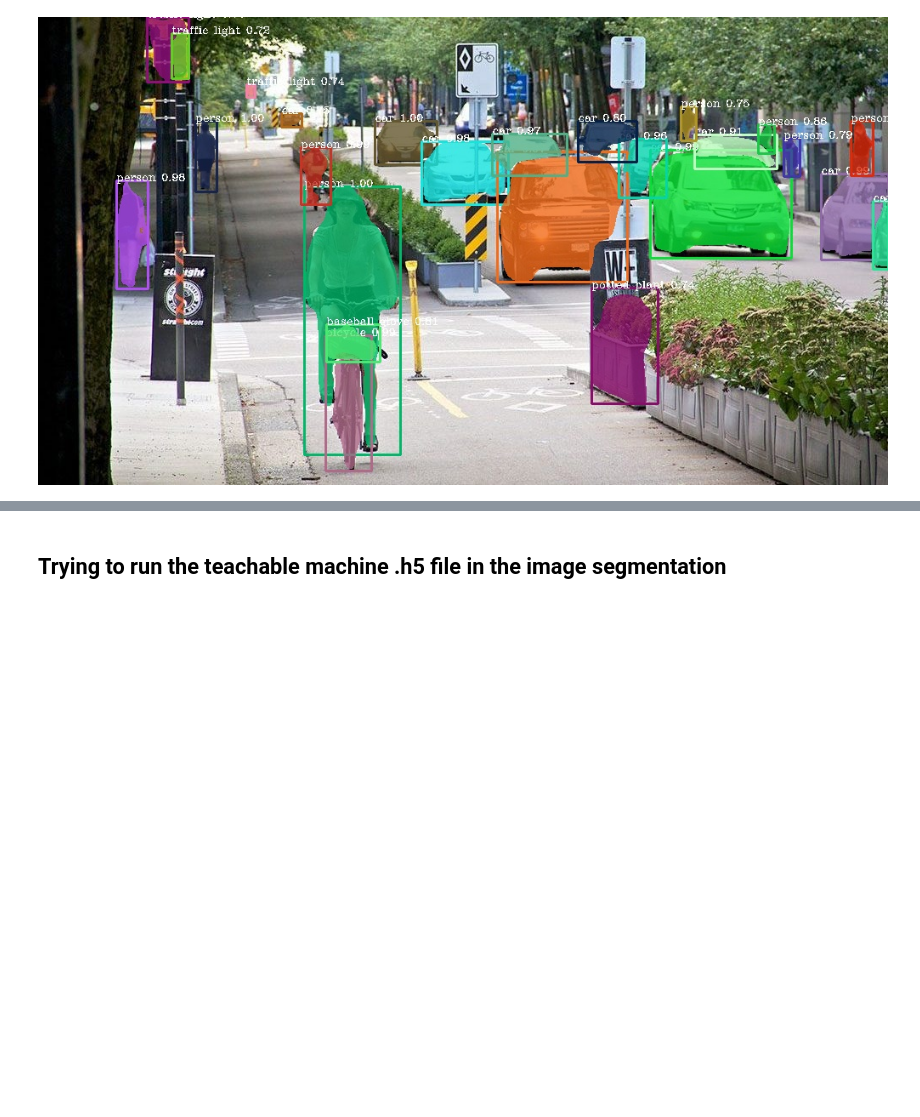
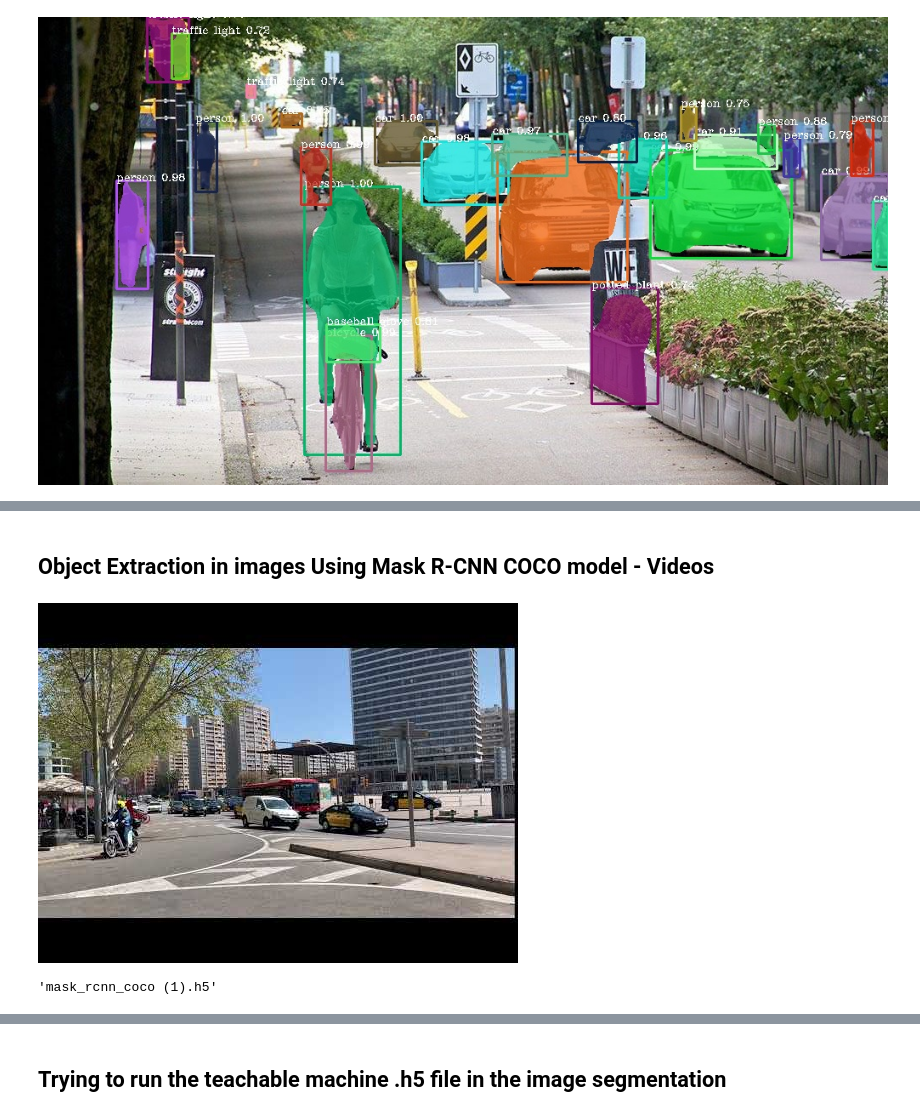
Before and after one commit to MichielBbal/Notebooks, a Jupyter notebook: 3.10 Image Segmentation with Pixellib.ipynb, the cells around one changed output, grey strips where cells are left out. Drawn from its saved outputs; the diff is of its cells as text; code cells hidden in the pictures; blank space fills up the shorter version.

```diff
--- a/3.10 Image Segmentation with Pixellib.ipynb
+++ b/3.10 Image Segmentation with Pixellib.ipynb
@@ -166,0 +176,7 @@ Image(filename= 'img.jpg')
+# %% [markdown]
+## Object Extraction in images Using Mask R-CNN COCO model - Videos
+# %%
+from IPython.lib.display import YouTubeVideo
+YouTubeVideo('EivIBccZURA')
+# %% [output]
+[figure, added]
@@ -166,0 +185,4 @@ Image(filename= 'img.jpg')
+# %%
+filename
+# %% [output]
+'mask_rcnn_coco (1).h5'
```
Also changed, not shown: parts of 27 cells of this notebook, 36 other files.
